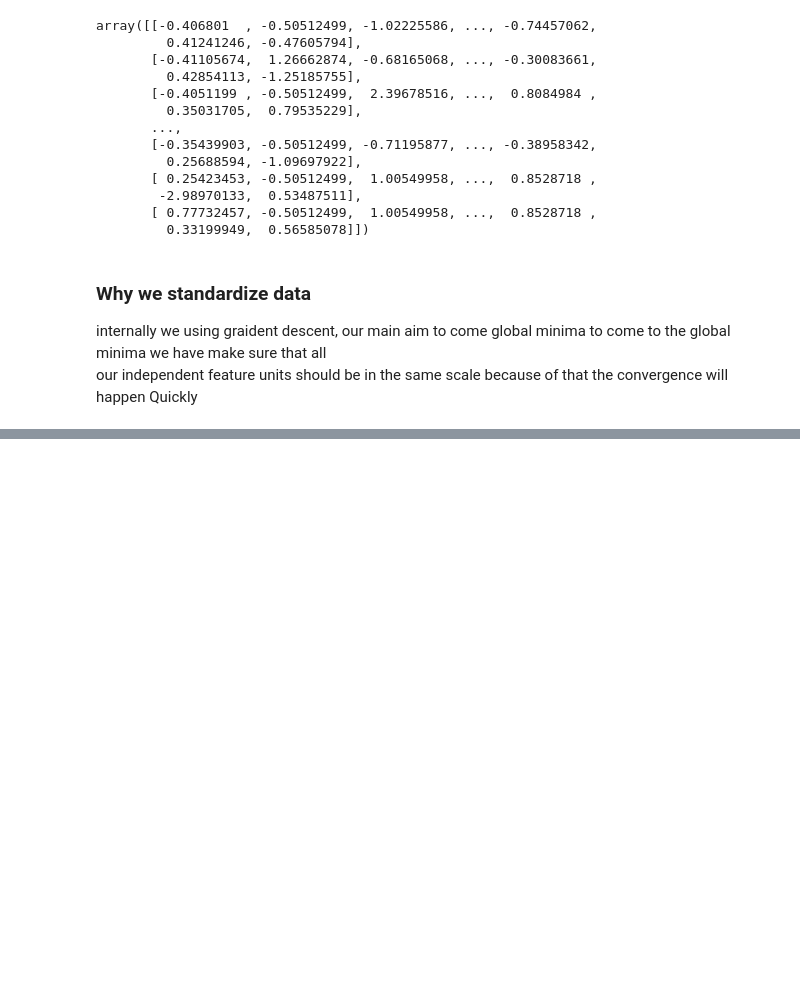
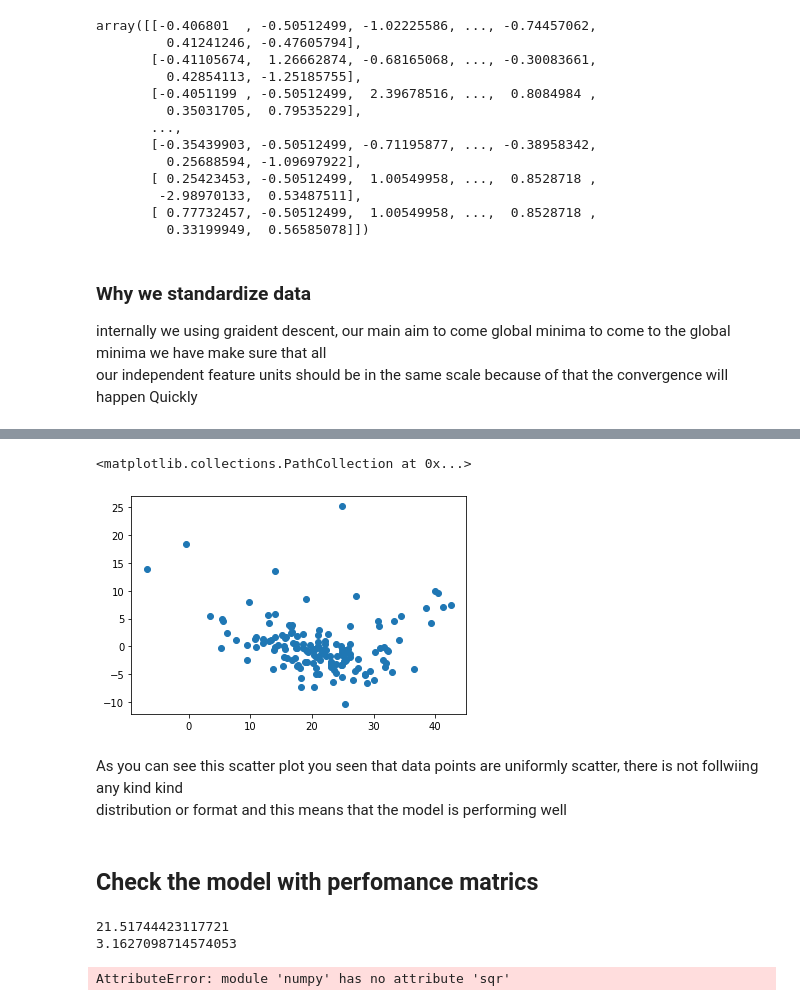
Before and after one commit to NageWC1/Linear_Regression_With_Docker, a Jupyter notebook: Linear Regression With Docker.ipynb, the cells around one changed output, grey strips where cells are left out. Saved outputs shown, nothing was run; the diff lists cells and outputs as text; code cells hidden in the pictures; blank space fills up the shorter version.

```diff
--- a/Linear Regression With Docker.ipynb
+++ b/Linear Regression With Docker.ipynb
@@ -422,0 +521,12 @@ units should be in the same scale because of that the convergence will happen Qu
+# %%
+### scatter plot respect to orediction and residuals
+## Uniformly distributed
+plt.scatter(reg_pred, residuals)
+# %% [output]
+<matplotlib.collections.PathCollection at 0x...>
+[figure, added]
+# %% [markdown]
+As you can see this scatter plot you seen that data points are uniformly scatter, there is not follwiing any kind kind <br>
+distribution or format and this means that the model is performing well
+# %% [markdown]
+## Check the model with perfomance matrics
@@ -422,0 +536,8 @@ units should be in the same scale because of that the convergence will happen Qu
+# %%
+print(mean_squared_error(y_test,reg_pred))
+print(mean_absolute_error(y_test,reg_pred))
+print(np.sqr(mean_squared_error(y_test,reg_pred)))
+# %% [output]
+21.51744423117721
+3.1627098714574053
+AttributeError: module 'numpy' has no attribute 'sqr'
```
Also changed, not shown: parts of 15 cells of this notebook.
